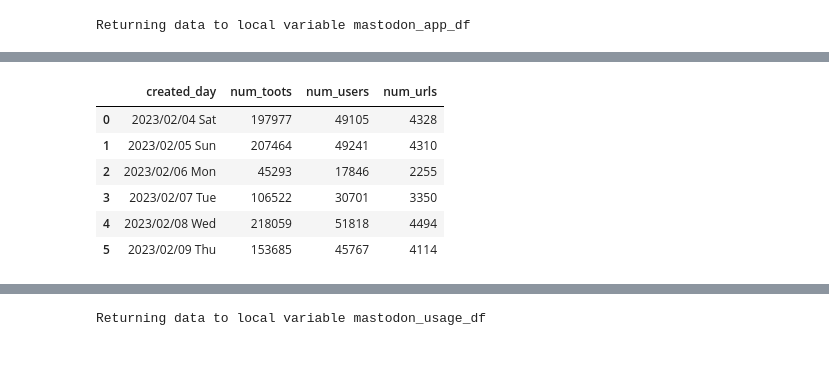
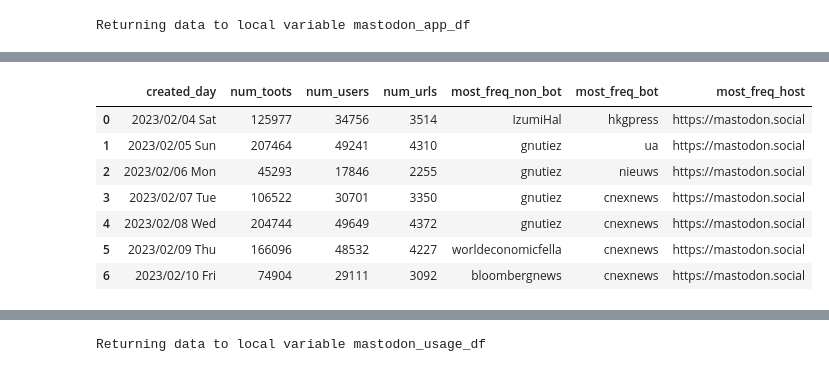
Before and after one commit to saubury/mastodon-stream, a Jupyter notebook: notebooks/mastodon-analysis.ipynb, the cells around one changed output, grey strips where cells are left out. Cells and saved outputs as stored; diff of their text form; code cells hidden in the pictures.

```diff
--- a/notebooks/mastodon-analysis.ipynb
+++ b/notebooks/mastodon-analysis.ipynb
@@ -81,18 +100,22 @@ sns.countplot(data=mastodon_app_df, y="app", order=mastodon_app_df.app.value_cou
 # %%
 %%sql
 select strftime(created_tz, '%Y/%m/%d %a') as created_day
 , count(*) as num_toots
 , count(distinct(username)) as num_users
 , count(distinct(from_instance)) as num_urls
+, mode(case when bot='False' then username end) as most_freq_non_bot
+, mode(case when bot='True' then username end) as most_freq_bot
+, mode(base_url) as most_freq_host
 from mastodon_toot
 group by 1
 order by 1
 ;
 # %% [output]
-|  | created_day | num_toots | num_users | num_urls |
-| 0 | 2023/02/04 Sat | 197977 | 49105 | 4328 |
-| 1 | 2023/02/05 Sun | 207464 | 49241 | 4310 |
-| 2 | 2023/02/06 Mon | 45293 | 17846 | 2255 |
-| 3 | 2023/02/07 Tue | 106522 | 30701 | 3350 |
-| 4 | 2023/02/08 Wed | 218059 | 51818 | 4494 |
-| 5 | 2023/02/09 Thu | 153685 | 45767 | 4114 |
+|  | created_day | num_toots | num_users | num_urls | most_freq_non_bot | most_freq_bot | most_freq_host |
+| 0 | 2023/02/04 Sat | 125977 | 34756 | 3514 | IzumiHal | hkgpress | https://mastodon.social |
+| 1 | 2023/02/05 Sun | 207464 | 49241 | 4310 | gnutiez | ua | https://mastodon.social |
+| 2 | 2023/02/06 Mon | 45293 | 17846 | 2255 | gnutiez | nieuws | https://mastodon.social |
+| 3 | 2023/02/07 Tue | 106522 | 30701 | 3350 | gnutiez | cnexnews | https://mastodon.social |
+| 4 | 2023/02/08 Wed | 204744 | 49649 | 4372 | gnutiez | cnexnews | https://mastodon.social |
+| 5 | 2023/02/09 Thu | 166096 | 48532 | 4227 | worldeconomicfella | cnexnews | https://mastodon.social |
+| 6 | 2023/02/10 Fri | 74904 | 29111 | 3092 | bloombergnews | cnexnews | https://mastodon.social |
```
Also changed, not shown: parts of 10 cells of this notebook, 4 other files.
